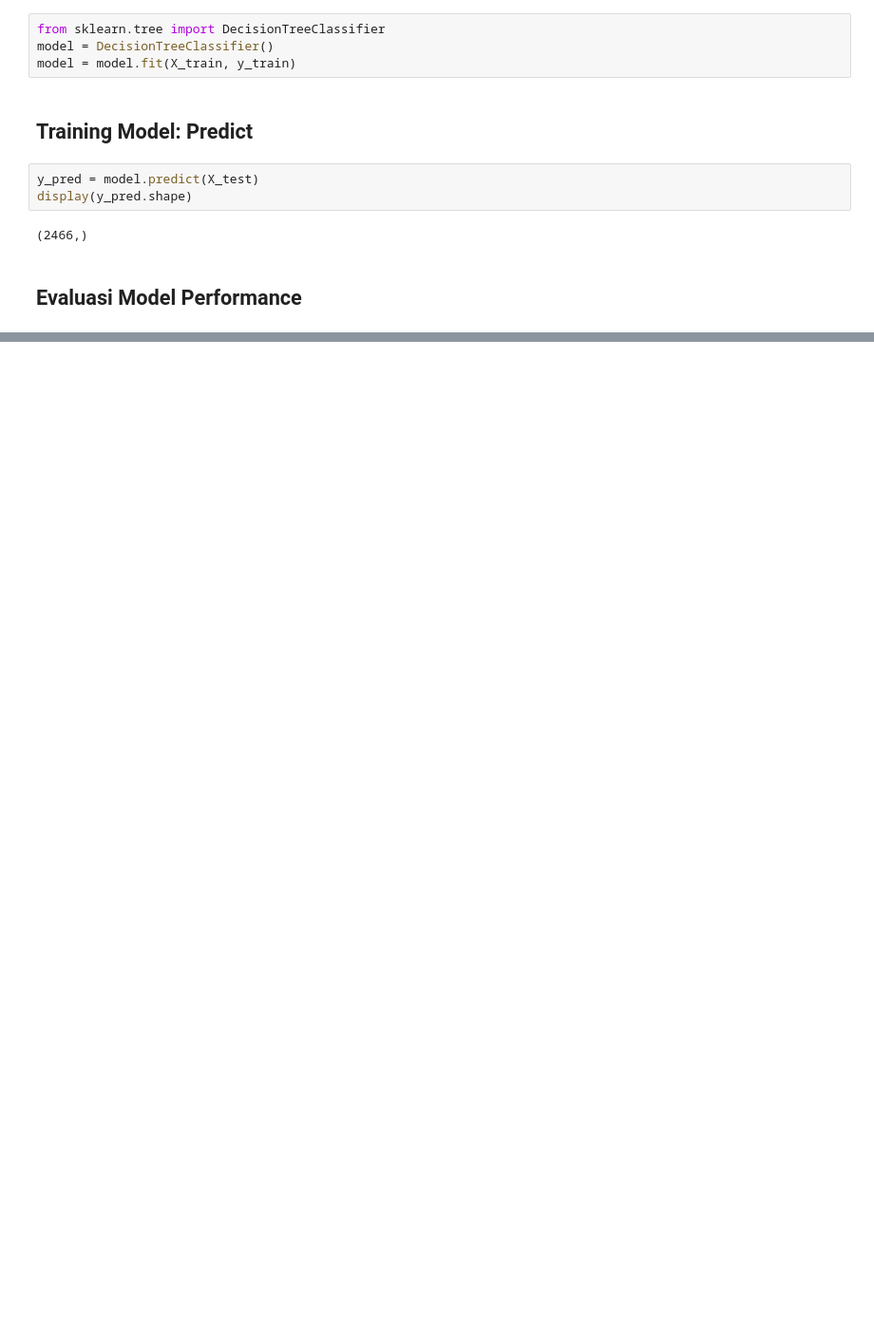
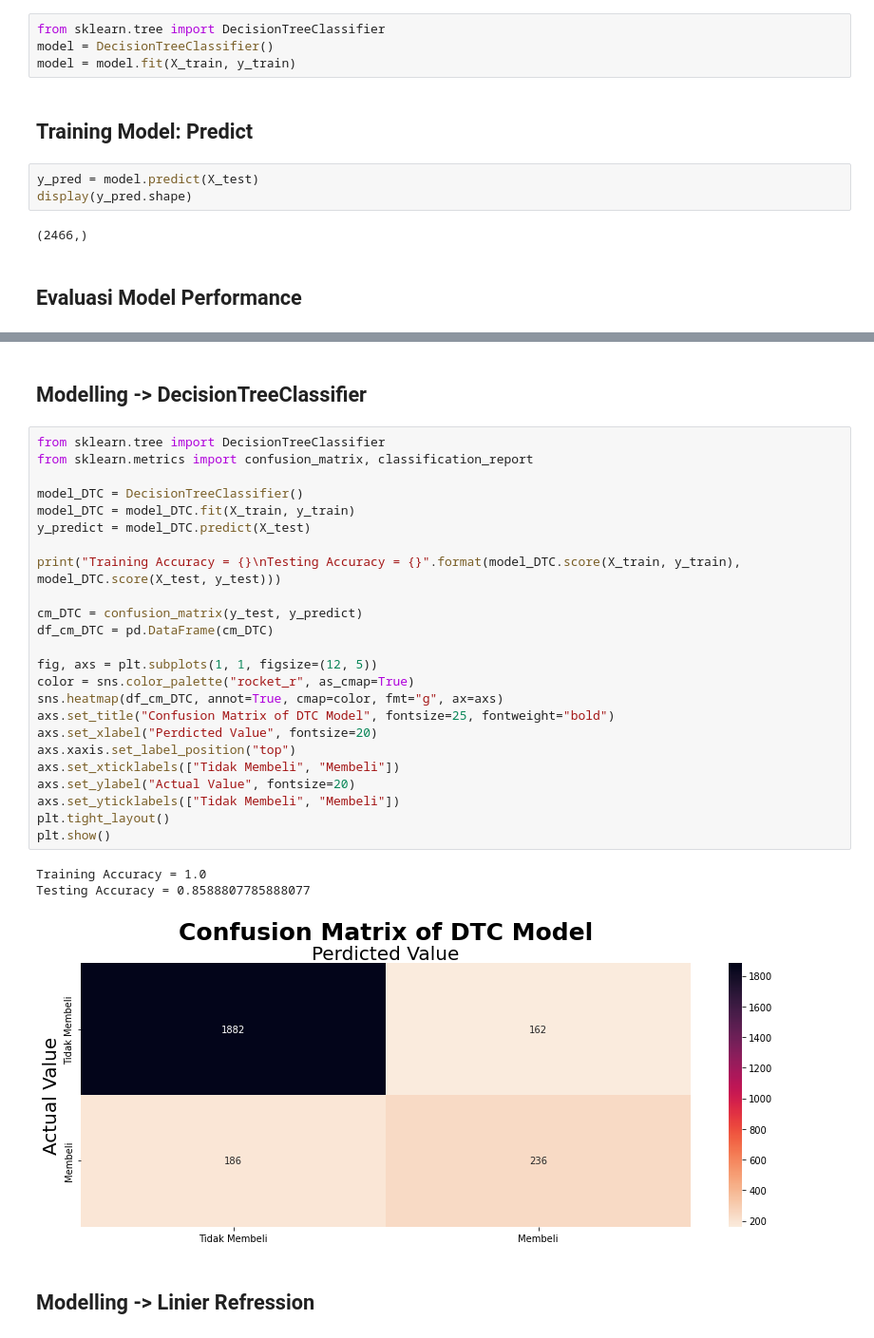
Before and after one commit to UsepSyaikalArifin/Application-File-PT-Bukit-Makmur-Mandiri-Utama-BUMA-, a Jupyter notebook: Kelas Fundamental/Machine Learning With Python for Beginner/Jupyter Notebook/main.ipynb, the cells around one changed output, grey strips where cells are left out. Shown at 95% size. Saved outputs shown, nothing was run; the diff lists cells and outputs as text; blank space fills up the shorter version.

```diff
--- a/Kelas Fundamental/Machine Learning With Python for Beginner/Jupyter Notebook/main.ipynb
+++ b/Kelas Fundamental/Machine Learning With Python for Beginner/Jupyter Notebook/main.ipynb
@@ -406,0 +452,32 @@ Precision = Jika FN lebih baik daripada FP
+# %% [markdown]
+## Modelling -> DecisionTreeClassifier
+# %%
+from sklearn.tree import DecisionTreeClassifier
+from sklearn.metrics import confusion_matrix, classification_report
+
+model_DTC = DecisionTreeClassifier()
+model_DTC = model_DTC.fit(X_train, y_train)
+y_predict = model_DTC.predict(X_test)
+
+print("Training Accuracy = {}\nTesting Accuracy = {}".format(model_DTC.score(X_train, y_train), model_DTC.score(X_test, y_test)))
+
+cm_DTC = confusion_matrix(y_test, y_predict)
+df_cm_DTC = pd.DataFrame(cm_DTC)
+
+fig, axs = plt.subplots(1, 1, figsize=(12, 5))
+color = sns.color_palette("rocket_r", as_cmap=True)
+sns.heatmap(df_cm_DTC, annot=True, cmap=color, fmt="g", ax=axs)
+axs.set_title("Confusion Matrix of DTC Model", fontsize=25, fontweight="bold")
+axs.set_xlabel("Perdicted Value", fontsize=20)
+axs.xaxis.set_label_position("top")
+axs.set_xticklabels(["Tidak Membeli", "Membeli"])
+axs.set_ylabel("Actual Value", fontsize=20)
+axs.set_yticklabels(["Tidak Membeli", "Membeli"])
+plt.tight_layout()
+plt.show()
+# %% [output]
+Training Accuracy = 1.0
+Testing Accuracy = 0.8588807785888077
+[figure, added]
+# %% [markdown]
+## Modelling -> Linier Refression
```
Also changed, not shown: parts of 14 cells of this notebook.
